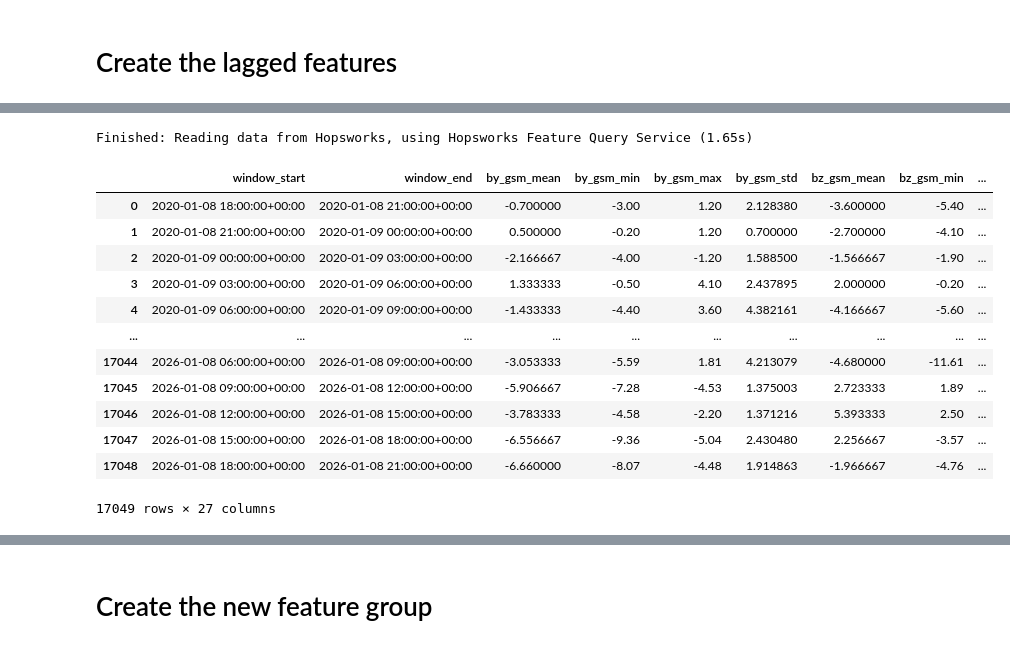
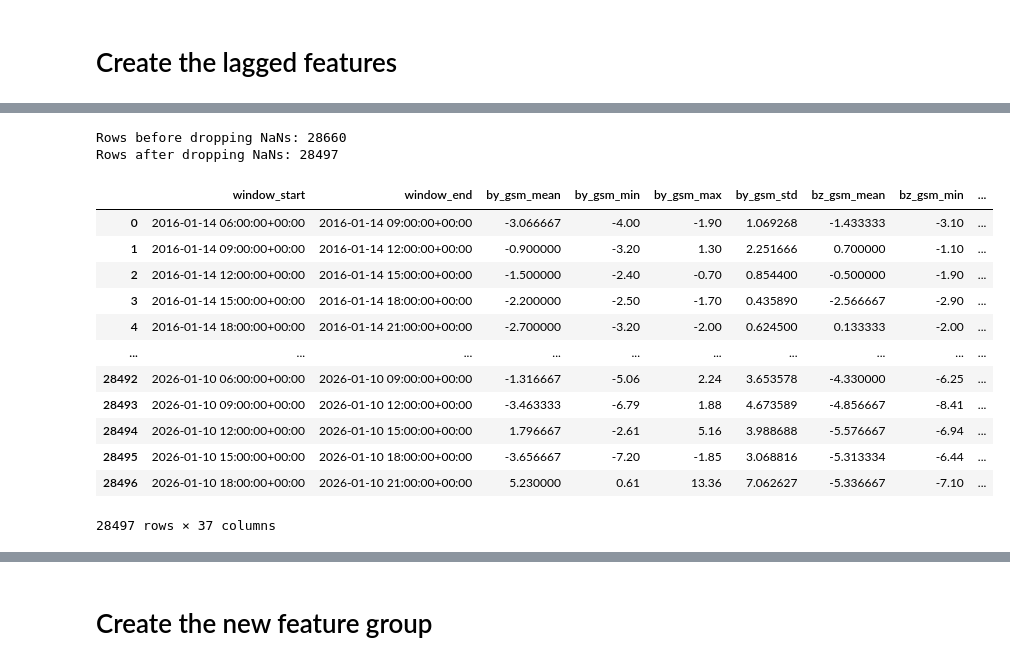
Before and after one commit to AlessandroBertelli/ID2223_Project, a Jupyter notebook: 3_aurora_training_pipeline.ipynb, the cells around one changed output, grey strips where cells are left out. Cells and saved outputs as stored; diff of their text form; code cells hidden in the pictures.

```diff
--- a/3_aurora_training_pipeline.ipynb
+++ b/3_aurora_training_pipeline.ipynb
@@ -48,4 +50,6 @@ Logged in to project, explore it here https://c.app.hopsworks.ai:443/p/1299605
 # Create the lagged features
 # %%
 # Get the solar wind feature group
-solar_wind_aggregated_fg = fs.get_feature_group(name="solar_wind_aggregated_fg", version=1)
+solar_wind_aggregated_fg = fs.get_feature_group(name="solar_wind_aggregated_fg", version=3)
+merged_df = solar_wind_aggregated_fg.read()
+merged_df
@@ -52,41 +71,36 @@ solar_wind_aggregated_fg = fs.get_feature_group(name="solar_wind_aggregated_fg",
 # %%
-# Create lagged for the KP index to capture temporal dependencies
-merged_df = solar_wind_aggregated_fg.read()
+# Create lagged features for solar wind data to capture temporal dependencies
 # Sort by chronological order
 merged_df = merged_df.sort_values('window_start').reset_index(drop=True)
 
-# 3h, 6h of lagging
-merged_df = util.lag_features(merged_df, lags=[1, 2], lag_features=["bz_gsm_mean", "bz_gsm_min", "speed_mean", "density_mean"])
+# 3h, 6h of lagging of the features (with time-consecutive validation)
+merged_df = util.lag_features(
+    df=merged_df,
+    feature_cols=["bz_gsm_mean", "bz_gsm_min", "speed_mean", "density_mean", "dynamic_pressure_mean", "dynamic_pressure_max", "dynamic_pressure_std"],
+    lags=[1, 2],
+    time_col="window_start",
+    time_end_col="window_end",
+    check_consecutive=True  # Only assign lags when time windows are consecutive
+)
 
-# LAGS = [1, 2]  # 3h, 6h of lagging
-
-# LAG_FEATURES = [
-#     "bz_gsm_mean",
-#     "bz_gsm_min",
-#     "speed_mean",
-#     "density_mean"
-# ]
-
-# for lag in LAGS:
-#     for col in LAG_FEATURES:
-#         merged_df[f"{col}_lag_{lag}"] = merged_df[col].shift(lag)
-
-# # Drop rows with NaNs introduced by lagging
-# merged_df = merged_df.dropna().reset_index(drop=True)
-
+# Drop rows with NaNs introduced by lagging (gaps or end of series)
+print(f"Rows before dropping NaNs: {len(merged_df)}")
+merged_df = merged_df.dropna().reset_index(drop=True)
+print(f"Rows after dropping NaNs: {len(merged_df)}")
 merged_df
 # %% [output]
-Finished: Reading data from Hopsworks, using Hopsworks Feature Query Service (1.65s)
+Rows before dropping NaNs: 28660
+Rows after dropping NaNs: 28497
 |  | window_start | window_end | by_gsm_mean | by_gsm_min | by_gsm_max | by_gsm_std | bz_gsm_mean | bz_gsm_min | ... |
-| 0 | 2020-01-08 18:00:00+00:00 | 2020-01-08 21:00:00+00:00 | -0.700000 | -3.00 | 1.20 | 2.128380 | -3.600000 | -5.40 | ... |
-| 1 | 2020-01-08 21:00:00+00:00 | 2020-01-09 00:00:00+00:00 | 0.500000 | -0.20 | 1.20 | 0.700000 | -2.700000 | -4.10 | ... |
-| 2 | 2020-01-09 00:00:00+00:00 | 2020-01-09 03:00:00+00:00 | -2.166667 | -4.00 | -1.20 | 1.588500 | -1.566667 | -1.90 | ... |
-| 3 | 2020-01-09 03:00:00+00:00 | 2020-01-09 06:00:00+00:00 | 1.333333 | -0.50 | 4.10 | 2.437895 | 2.000000 | -0.20 | ... |
-| 4 | 2020-01-09 06:00:00+00:00 | 2020-01-09 09:00:00+00:00 | -1.433333 | -4.40 | 3.60 | 4.382161 | -4.166667 | -5.60 | ... |
+| 0 | 2016-01-14 06:00:00+00:00 | 2016-01-14 09:00:00+00:00 | -3.066667 | -4.00 | -1.90 | 1.069268 | -1.433333 | -3.10 | ... |
+| 1 | 2016-01-14 09:00:00+00:00 | 2016-01-14 12:00:00+00:00 | -0.900000 | -3.20 | 1.30 | 2.251666 | 0.700000 | -1.10 | ... |
+| 2 | 2016-01-14 12:00:00+00:00 | 2016-01-14 15:00:00+00:00 | -1.500000 | -2.40 | -0.70 | 0.854400 | -0.500000 | -1.90 | ... |
+| 3 | 2016-01-14 15:00:00+00:00 | 2016-01-14 18:00:00+00:00 | -2.200000 | -2.50 | -1.70 | 0.435890 | -2.566667 | -2.90 | ... |
+| 4 | 2016-01-14 18:00:00+00:00 | 2016-01-14 21:00:00+00:00 | -2.700000 | -3.20 | -2.00 | 0.624500 | 0.133333 | -2.00 | ... |
 | ... | ... | ... | ... | ... | ... | ... | ... | ... | ... |
-| 17044 | 2026-01-08 06:00:00+00:00 | 2026-01-08 09:00:00+00:00 | -3.053333 | -5.59 | 1.81 | 4.213079 | -4.680000 | -11.61 | ... |
-| 17045 | 2026-01-08 09:00:00+00:00 | 2026-01-08 12:00:00+00:00 | -5.906667 | -7.28 | -4.53 | 1.375003 | 2.723333 | 1.89 | ... |
-| 17046 | 2026-01-08 12:00:00+00:00 | 2026-01-08 15:00:00+00:00 | -3.783333 | -4.58 | -2.20 | 1.371216 | 5.393333 | 2.50 | ... |
-| 17047 | 2026-01-08 15:00:00+00:00 | 2026-01-08 18:00:00+00:00 | -6.556667 | -9.36 | -5.04 | 2.430480 | 2.256667 | -3.57 | ... |
-| 17048 | 2026-01-08 18:00:00+00:00 | 2026-01-08 21:00:00+00:00 | -6.660000 | -8.07 | -4.48 | 1.914863 | -1.966667 | -4.76 | ... |
+| 28492 | 2026-01-10 06:00:00+00:00 | 2026-01-10 09:00:00+00:00 | -1.316667 | -5.06 | 2.24 | 3.653578 | -4.330000 | -6.25 | ... |
+| 28493 | 2026-01-10 09:00:00+00:00 | 2026-01-10 12:00:00+00:00 | -3.463333 | -6.79 | 1.88 | 4.673589 | -4.856667 | -8.41 | ... |
+| 28494 | 2026-01-10 12:00:00+00:00 | 2026-01-10 15:00:00+00:00 | 1.796667 | -2.61 | 5.16 | 3.988688 | -5.576667 | -6.94 | ... |
+| 28495 | 2026-01-10 15:00:00+00:00 | 2026-01-10 18:00:00+00:00 | -3.656667 | -7.20 | -1.85 | 3.068816 | -5.313334 | -6.44 | ... |
+| 28496 | 2026-01-10 18:00:00+00:00 | 2026-01-10 21:00:00+00:00 | 5.230000 | 0.61 | 13.36 | 7.062627 | -5.336667 | -7.10 | ... |
-17049 rows × 27 columns
+28497 rows × 37 columns
```
Also changed, not shown: parts of 27 cells of this notebook, 13 other files.
